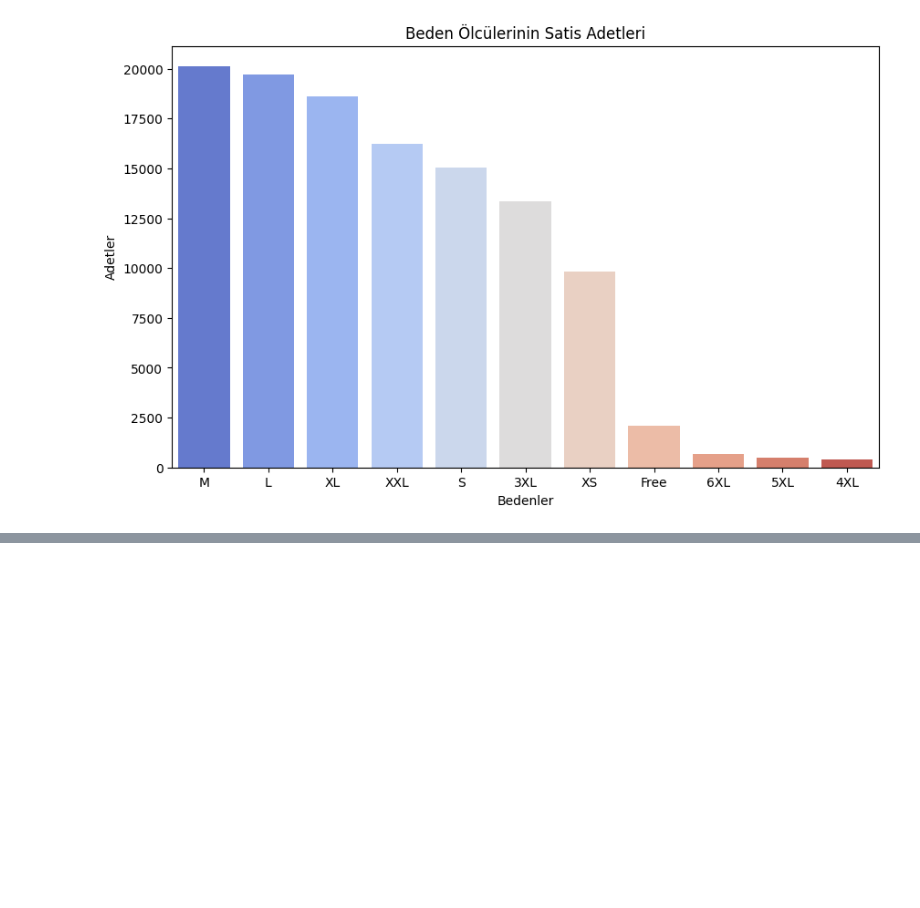
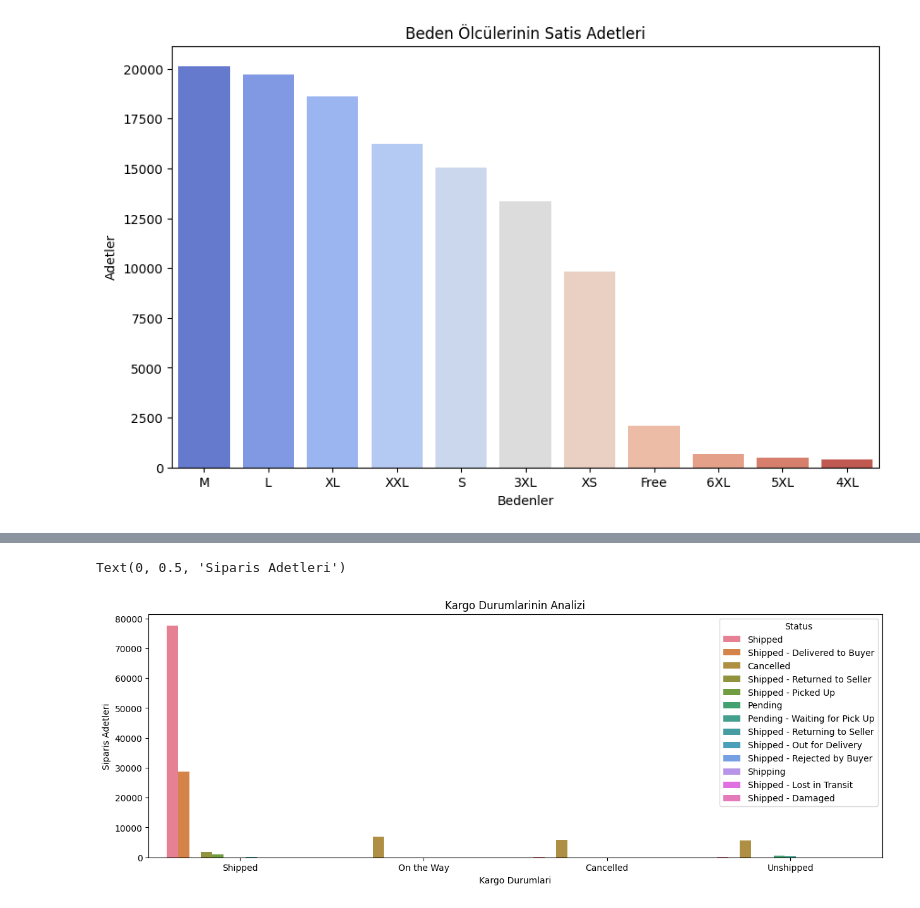
Before and after one commit to KisiselMertProjeleri/Amazon_Sales_Dataset_Project, a Jupyter notebook: amazon_sales.ipynb, the cells around one changed output, grey strips where cells are left out. Drawn from its saved outputs; the diff is of its cells as text; code cells hidden in the pictures; blank space fills up the shorter version.

```diff
--- a/amazon_sales.ipynb
+++ b/amazon_sales.ipynb
@@ -363,0 +416,4 @@ Text(0.5, 0, 'Bedenler')
+# %%
+# Pivot Analiz
+gruplanmis_veri = df.groupby(['Courier Status', 'Status']).size().reset_index(name = 'count')
+gruplanmis_veri
@@ -363,0 +438,9 @@ Text(0.5, 0, 'Bedenler')
+# %%
+plt.figure(figsize = (15, 5))
+sns.barplot(data = gruplanmis_veri, x = 'Courier Status', y = 'count', hue = 'Status')
+plt.title('Kargo Durumlarinin Analizi')
+plt.xlabel('Kargo Durumlari')
+plt.ylabel('Siparis Adetleri')
+# %% [output]
+Text(0, 0.5, 'Siparis Adetleri')
+[figure, added]
```
Also changed, not shown: parts of 6 cells of this notebook, 2 other files.
